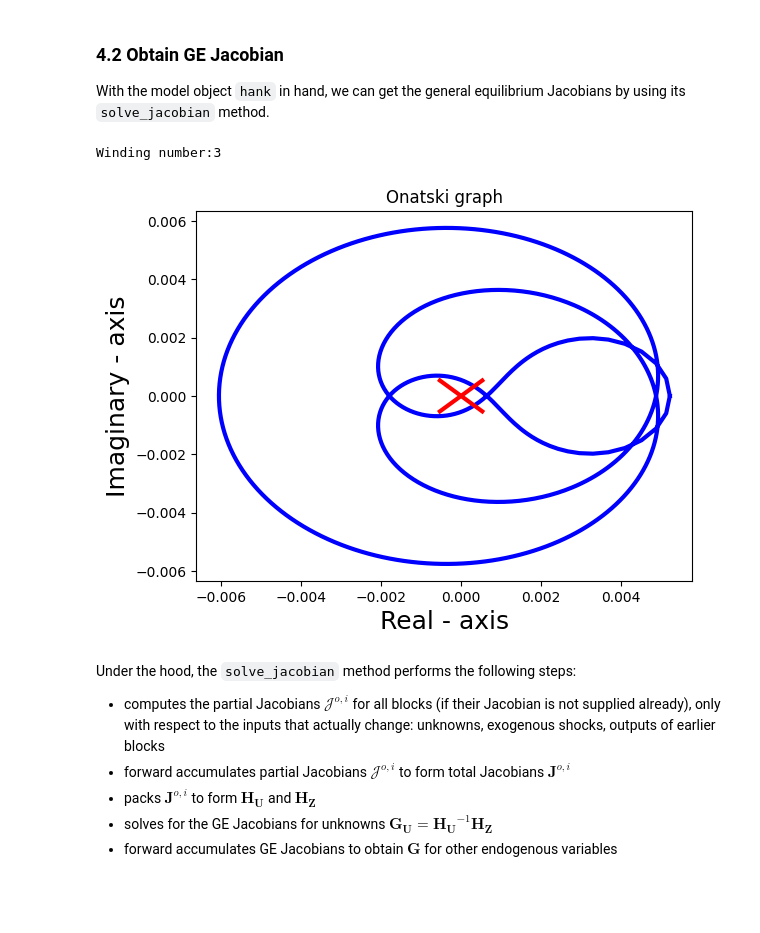
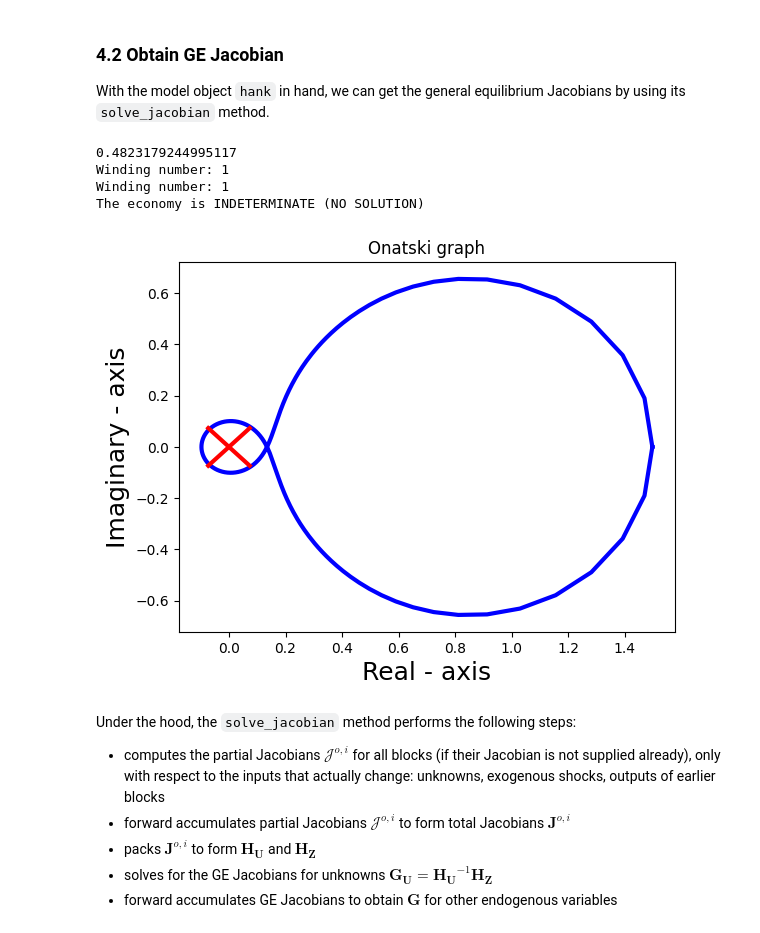
Before and after one commit to alfredlovgren/local-determinacy, a Jupyter notebook: src/local-determancy/hank.ipynb, the cells around one changed output. Saved outputs shown, nothing was run; the diff lists cells and outputs as text; code cells hidden in the pictures; blank space fills up the shorter version.

```diff
--- a/src/local-determancy/hank.ipynb
+++ b/src/local-determancy/hank.ipynb
@@ -322,23 +322,34 @@ With the model object `hank` in hand, we can get the general equilibrium Jacobia
 # %%
 # setup
 import math
 import sequence_jacobian
 import time
 
 T = 300
 exogenous = ['rstar', 'Z']
 unknowns = ['pi', 'w', 'Y']
 targets = ['nkpc_res', 'asset_mkt', 'labor_mkt']
 
 H_U = hank.jacobian(ss, unknowns, targets, T=T)
 
+start = time.time()
 onatskiMatrix = functions.onatski(targets = targets, endogenous = unknowns, scale = 'A', T =T, ss0=ss0, H_U = H_U)
+end = time.time()
+print(end - start)
+
 windingNumber = functions.onatskiWindingNumber(onatskiMatrix)
-print("Winding number:" + str(windingNumber))
+
+windingNumber = functions.onatskiWindingNumber(onatskiMatrix)
+print("Winding number: " + str(windingNumber))
+print(functions.checkSolutions(windingNumber))
+
 functions.plot(onatskiMatrix)
 # %% [output]
-Winding number:3
+0.4823179244995117
+Winding number: 1
+Winding number: 1
+The economy is INDETERMINATE (NO SOLUTION)
-[figure, old version]
+[figure, new version]
 # %% [markdown]
 Under the hood, the `solve_jacobian` method performs the following steps:
  - computes the partial Jacobians $\mathcal{J}^{o,i}$ for all blocks (if their Jacobian is not supplied already), only with respect to the inputs that actually change: unknowns, exogenous shocks, outputs of earlier blocks
```
Also changed, not shown: 1 other file.
